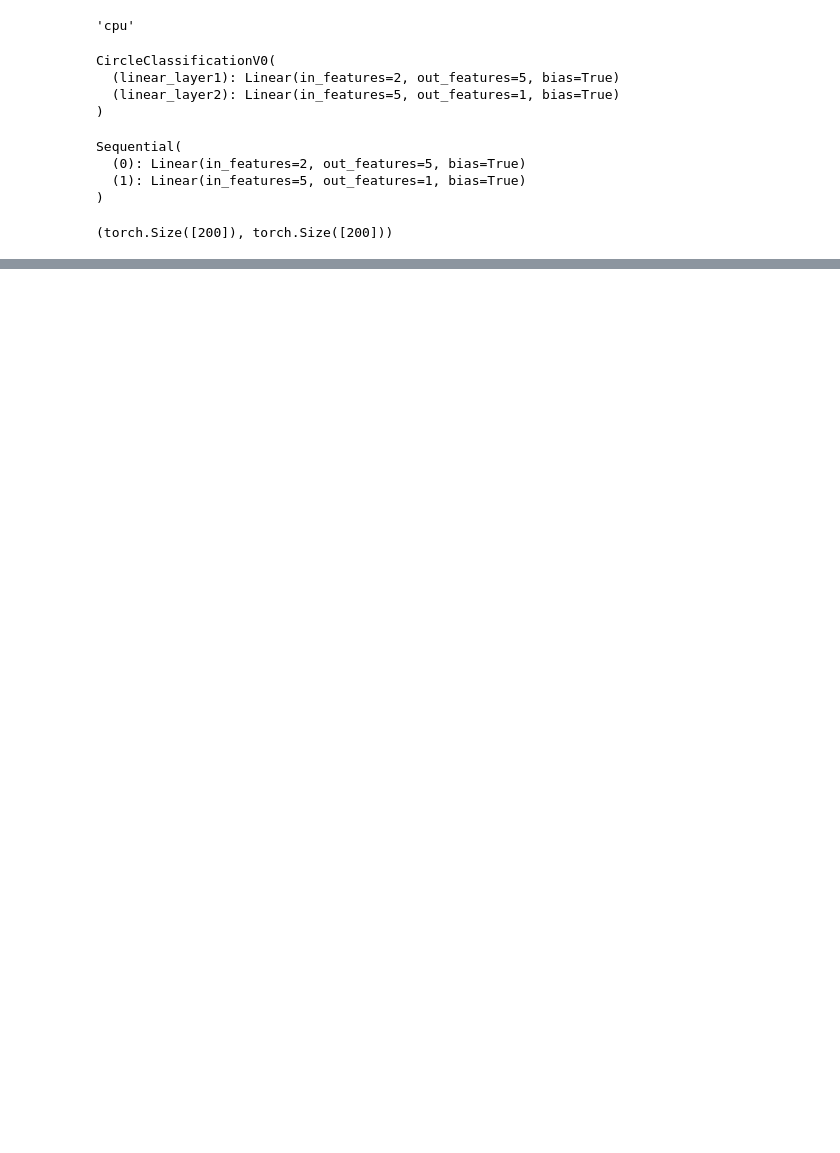
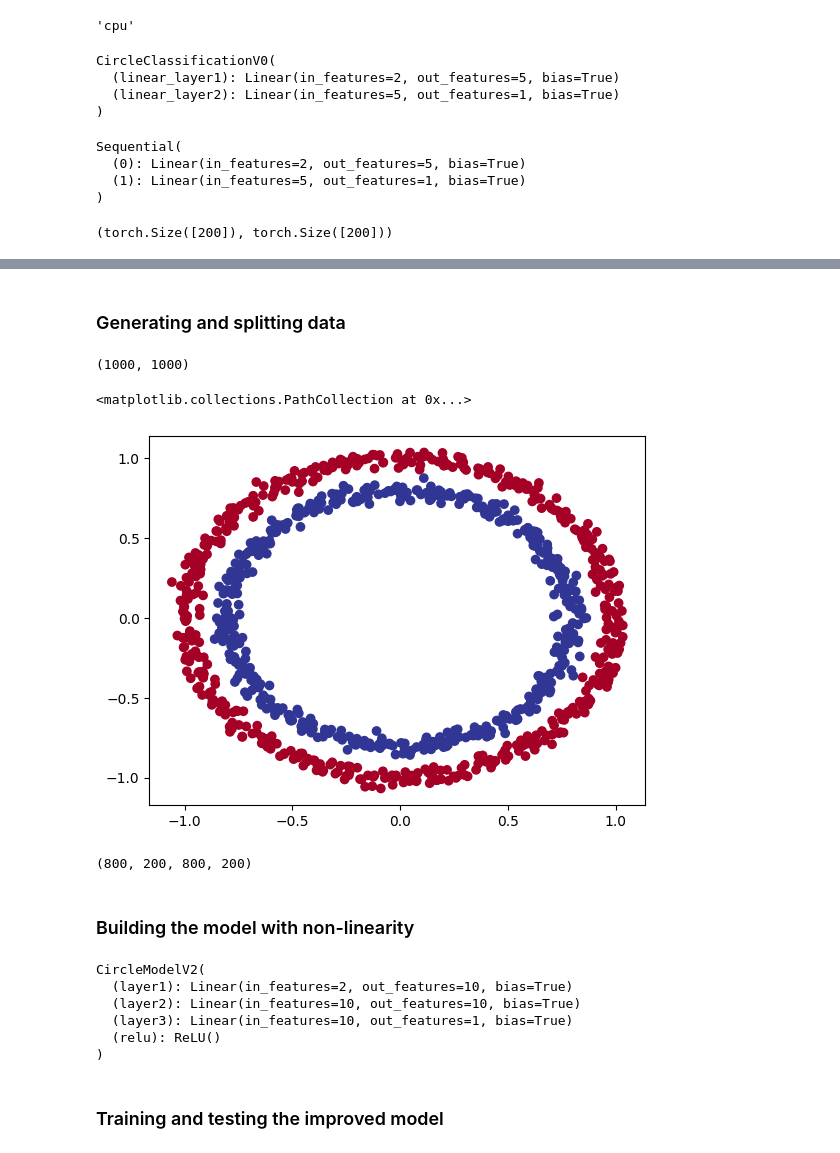
Before and after one commit to midlajmarutha/deeplearning_pytorch, a Jupyter notebook: nn_classification_with_pytorch.ipynb, the cells around one changed output, grey strips where cells are left out. Cells and saved outputs as stored; diff of their text form; code cells hidden in the pictures; blank space fills up the shorter version.

Commit message:
improved binary classification with non-linearity

```diff
--- a/nn_classification_with_pytorch.ipynb
+++ b/nn_classification_with_pytorch.ipynb
@@ -181,0 +205,2 @@ plt.plot(epochs_track, torch.tensor(loss_track).numpy(),)
+# %% [markdown]
+### Generating and splitting data
@@ -181,0 +210,26 @@ plt.plot(epochs_track, torch.tensor(loss_track).numpy(),)
+# %%
+X, y = make_circles(n_samples=1000,
+                    noise=0.03,
+                    random_state=42)
+len(X), len(y)
+# %% [output]
+(1000, 1000)
+# %%
+import matplotlib.pyplot as plt
+
+plt.scatter(x=X[:,0], y=X[:,1], c=y, cmap=plt.cm.RdYlBu)
+# %% [output]
+<matplotlib.collections.PathCollection at 0x...>
+[figure, added]
+# %%
+from sklearn.model_selection import train_test_split
+
+X = torch.from_numpy(X).type(torch.float)
+y = torch.from_numpy(y).type(torch.float)
+
+X_train, X_test,y_train, y_test = train_test_split(X,y, train_size=0.8, random_state=42)
+len(X_train), len(X_test), len(y_train), len(y_test)
+# %% [output]
+(800, 200, 800, 200)
+# %% [markdown]
+### Building the model with non-linearity
@@ -181,0 +249,10 @@ plt.plot(epochs_track, torch.tensor(loss_track).numpy(),)
+# %%
+model2 = CircleModelV2().to(device)
+model2
+# %% [output]
+CircleModelV2(
+  (layer1): Linear(in_features=2, out_features=10, bias=True)
+  (layer2): Linear(in_features=10, out_features=10, bias=True)
+  (layer3): Linear(in_features=10, out_features=1, bias=True)
+  (relu): ReLU()
+)
@@ -181,0 +262,2 @@ plt.plot(epochs_track, torch.tensor(loss_track).numpy(),)
+# %% [markdown]
+### Training and testing the improved model
```
Also changed, not shown: parts of 26 cells of this notebook.
